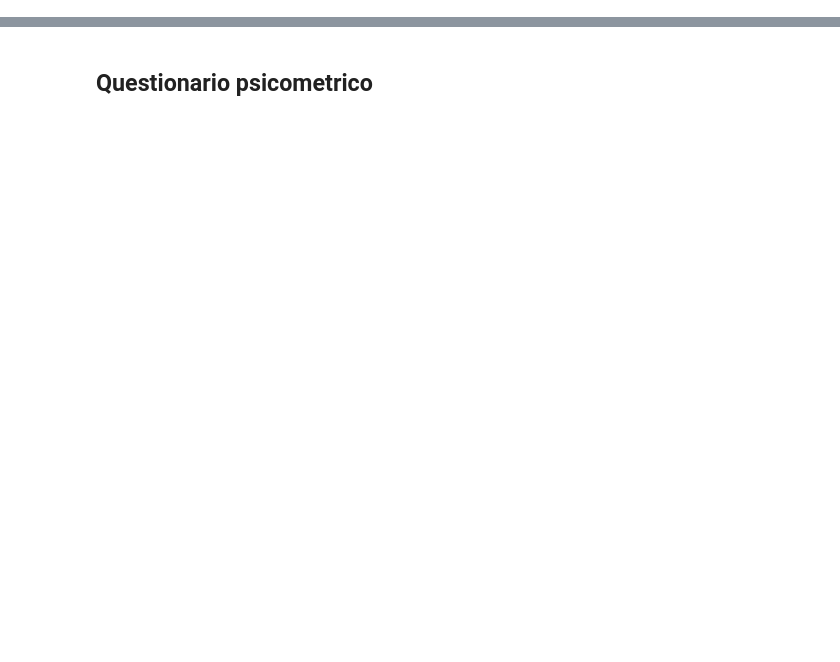
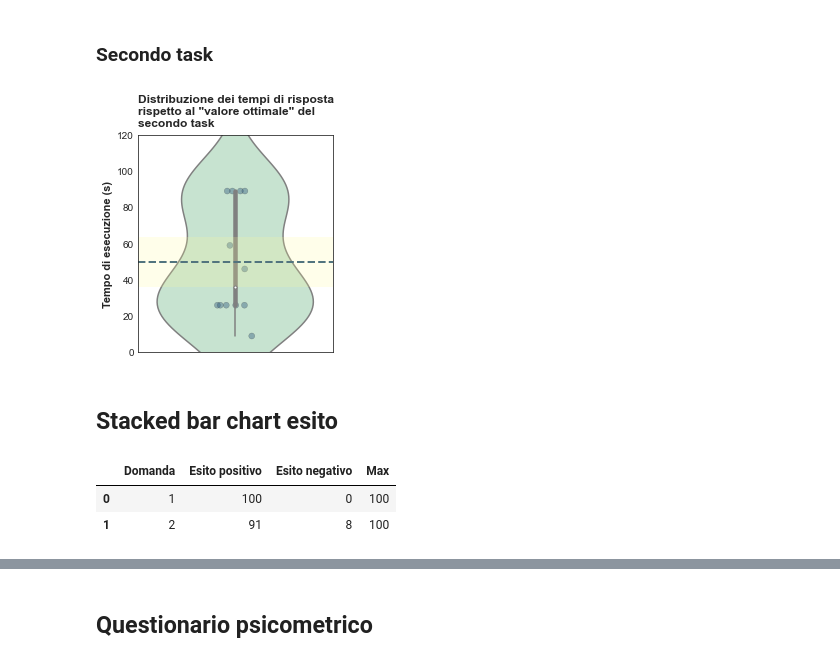
Before and after one commit to giocoal/air-quality-milano-interactive-data-visualization-tableau, a Jupyter notebook: Valutazione_qualitá/Data_Visualization_21_22_valutazione_qualita.ipynb, the cells around one changed output, grey strips where cells are left out. Drawn from its saved outputs; the diff is of its cells as text; code cells hidden in the pictures; blank space fills up the shorter version.

```diff
--- a/Valutazione_qualitá/Data_Visualization_21_22_valutazione_qualita.ipynb
+++ b/Valutazione_qualitá/Data_Visualization_21_22_valutazione_qualita.ipynb
@@ -6,0 +76,63 @@ import matplotlib.patches as mpatches
+# %% [markdown]
+### Secondo task
+# %%
+sns.set_style('ticks')
+
+fig, ax = plt.subplots()
+fig.set_figheight(4)
+fig.set_figwidth(3.5)
+
+sns.violinplot(data=domanda_2, y='Tempo_esecuzione(s)',\
+                   #width = 1, \
+                    linewidth=1.5, \
+                    color = '#c3e7cf', \
+                    #cut = 0, \
+                    alpha = 0.4, \
+                    ax = ax)
+
+
+#Sovrapposizione strip plots, con colore dei punti dipendente dal valore di umidità media
+stripplot = sns.stripplot(data=domanda_2, y='Tempo_esecuzione(s)',\
+                      color = "#275379", \
+                      alpha = 0.4, \
+                      linewidth = 0.4, \
+                      s = 6,
+                      zorder = 1,
+                      ax = ax)
+
+#Personalizzazione degli assi (nomi e ticks)
+ax.tick_params(length=0)
+ax.set_ylim(0,120)
+y_label = "Tempo di esecuzione (s)"
+ax.set_ylabel(y_label, size=11, weight="bold")
+
+#Inserimento del titolo
+titolo = "Distribuzione dei tempi di risposta\nrispetto al \"valore ottimale\" del\nsecondo task"
+fig.suptitle(
+    titolo,
+    x = 0.125,
+    y = 1.02,
+    ha="left",
+    fontsize=12,
+    weight="bold",
+    wrap = True
+)
+
+# linea e banda riferimento (tempi giusti)
+media = 50
+ax.axhline(media, lw = 2, color='#275379', ls = '--')
+ax.axhline(media, lw = 50, alpha = 0.2, color = '#fffb96')
+
+fig.savefig("ut_violin_secondo.png", dpi=300, bbox_inches='tight')
+# %% [output]
+[figure, added]
+# %% [markdown]
+## Stacked bar chart esito
+# %%
+percent_domande = ris_user_test.groupby('Domanda')['Esito'].agg([lambda x: int(sum(x == 1)/len(x)*100), lambda x: int(sum(x==0)/len(x)*100), lambda x: 100]).reset_index()
+percent_domande.columns = ['Domanda', 'Esito positivo', 'Esito negativo', 'Max']
+percent_domande
+# %% [output]
+|  | Domanda | Esito positivo | Esito negativo | Max |
+| 0 | 1 | 100 | 0 | 100 |
+| 1 | 2 | 91 | 8 | 100 |
```
Also changed, not shown: parts of 25 cells of this notebook, 2 other files.
